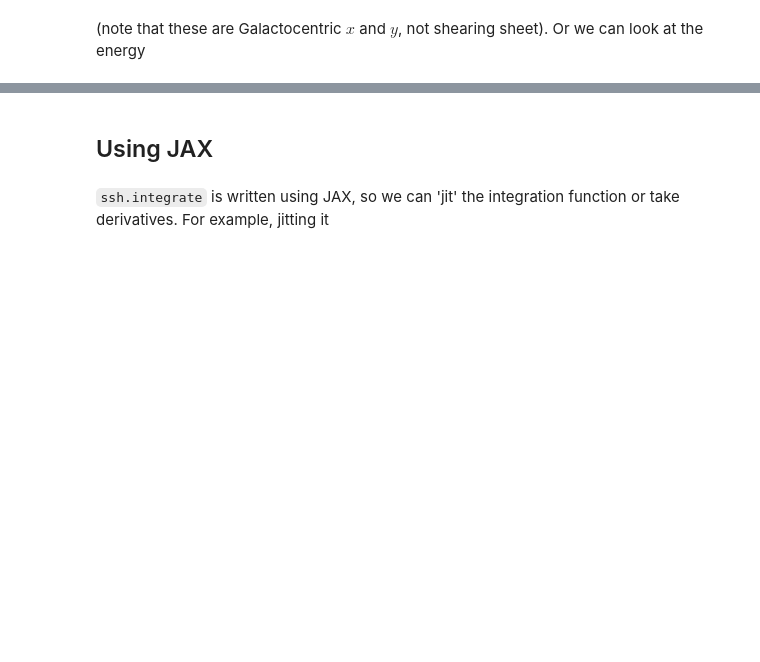
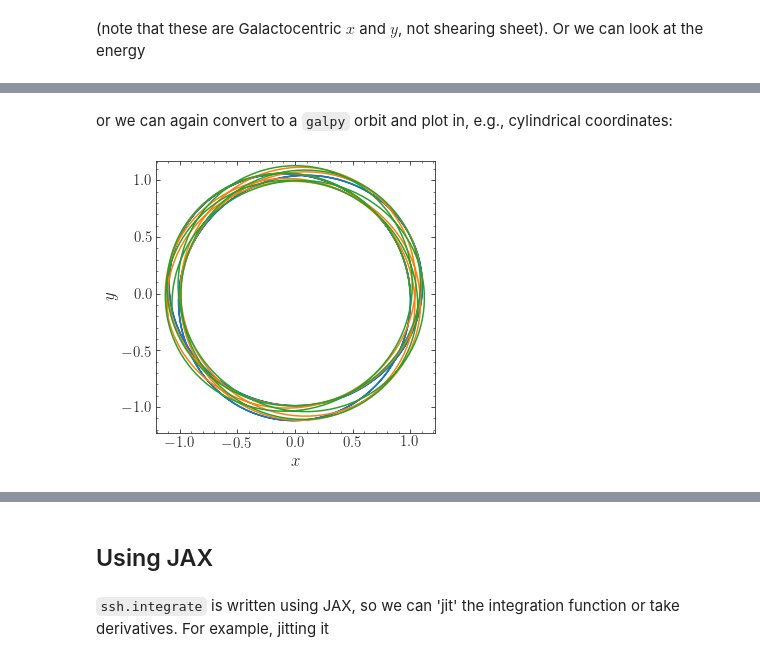
Before and after one commit to jobovy/shearing-sheet, a Jupyter notebook: nb/shearing-sheet-example.ipynb, the cells around one changed output, grey strips where cells are left out. Cells and saved outputs as stored; diff of their text form; code cells hidden in the pictures; blank space fills up the shorter version.

```diff
--- a/nb/shearing-sheet-example.ipynb
+++ b/nb/shearing-sheet-example.ipynb
@@ -62,0 +92,9 @@ orb.plotE(overplot=True,pot=lp)
+# %% [markdown]
+or we can again convert to a ``galpy`` orbit and plot in, e.g., cylindrical coordinates:
+# %%
+conv2= shsh.util.sheet_to_galpy(*out2,ts,sheet)
+conv.plot()
+conv2.plot(overplot=True)
+orb.plot(overplot=True);
+# %% [output]
+[figure, added]
```
Also changed, not shown: parts of 56 cells of this notebook, 2 other files.
